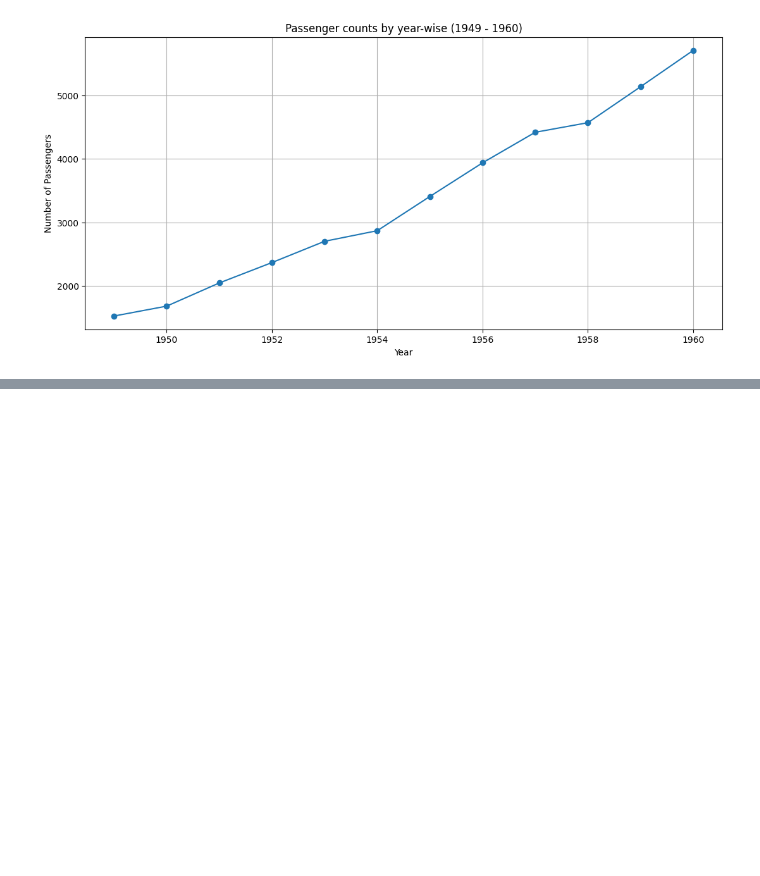
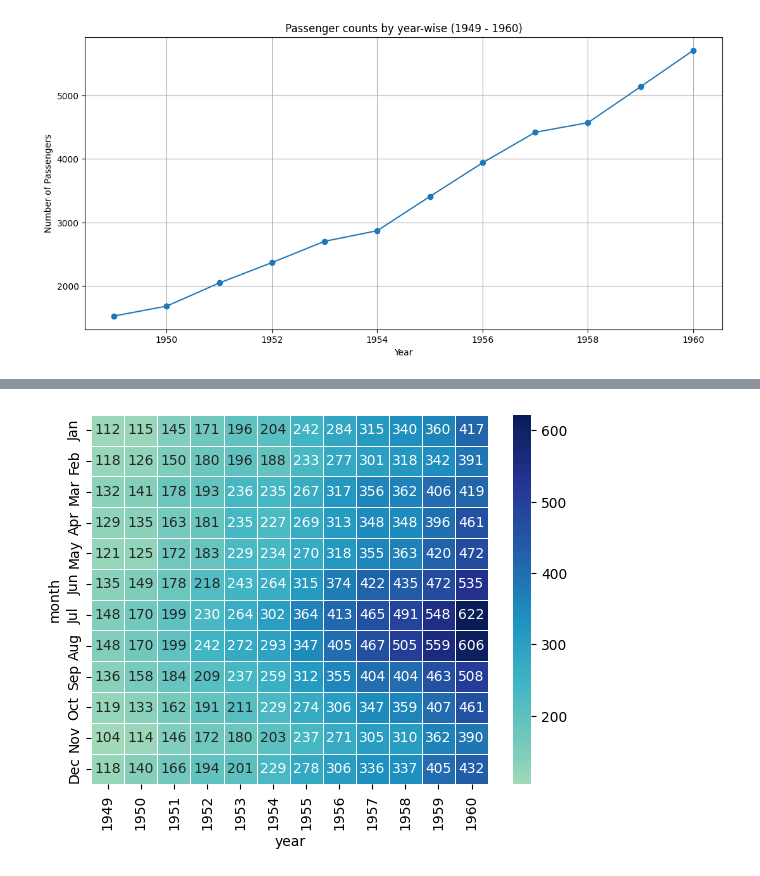
Before and after one commit to vadivelmurugesan/data-science, a Jupyter notebook: example_data_sets/03_flights_data_set.ipynb, the cells around one changed output, grey strips where cells are left out. Cells and saved outputs as stored; diff of their text form; code cells hidden in the pictures; blank space fills up the shorter version.

Commit message:
Added Heatmap for flights data set

```diff
--- a/example_data_sets/03_flights_data_set.ipynb
+++ b/example_data_sets/03_flights_data_set.ipynb
@@ -137,0 +147,5 @@ plt.show()
+# %%
+sns.heatmap(flights_df_pivot, annot=True, fmt="d", linewidths=0.5, center=flights_df_pivot.loc['Jan', 1955], cmap='YlGnBu')
+plt.show()
+# %% [output]
+[figure, added]
```
Also changed, not shown: parts of 1 cell of this notebook.
